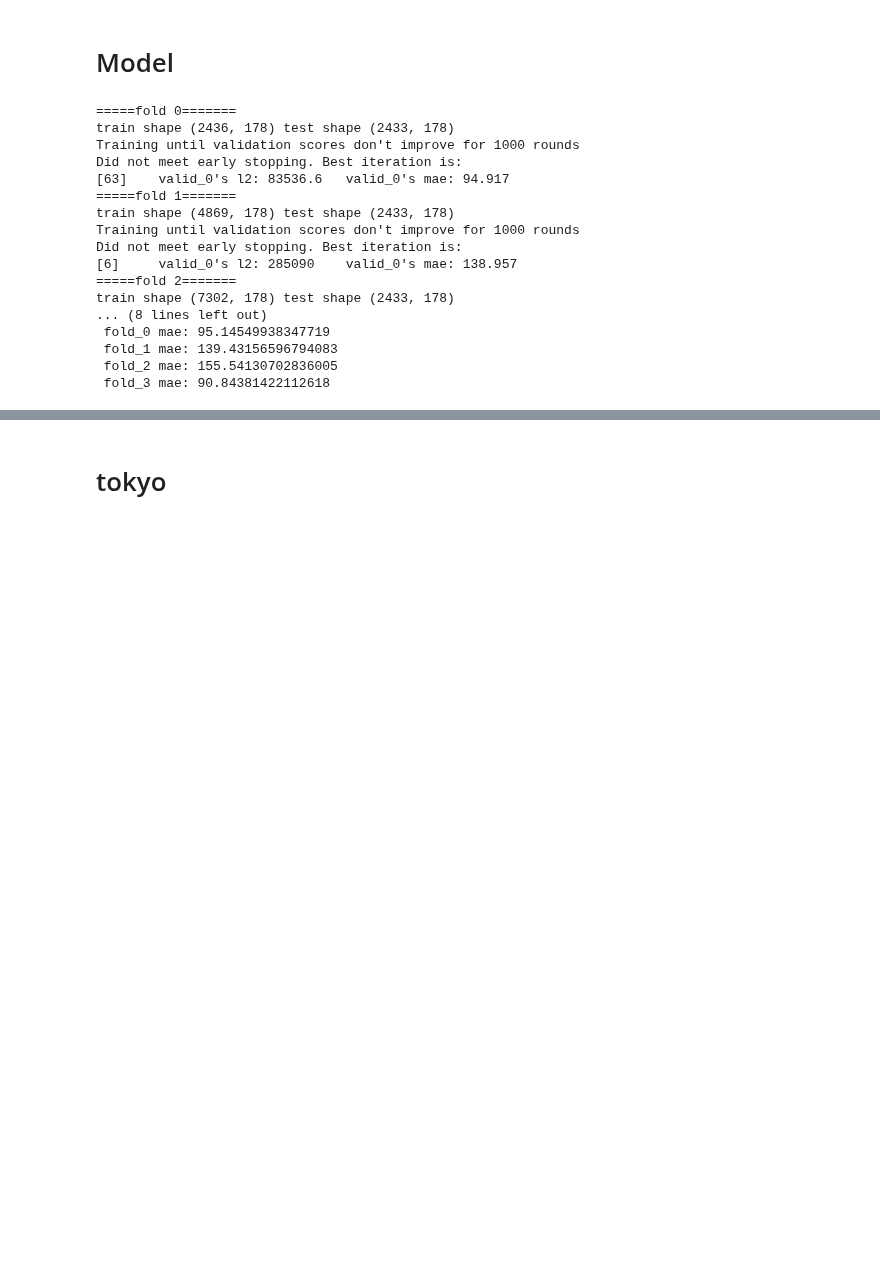
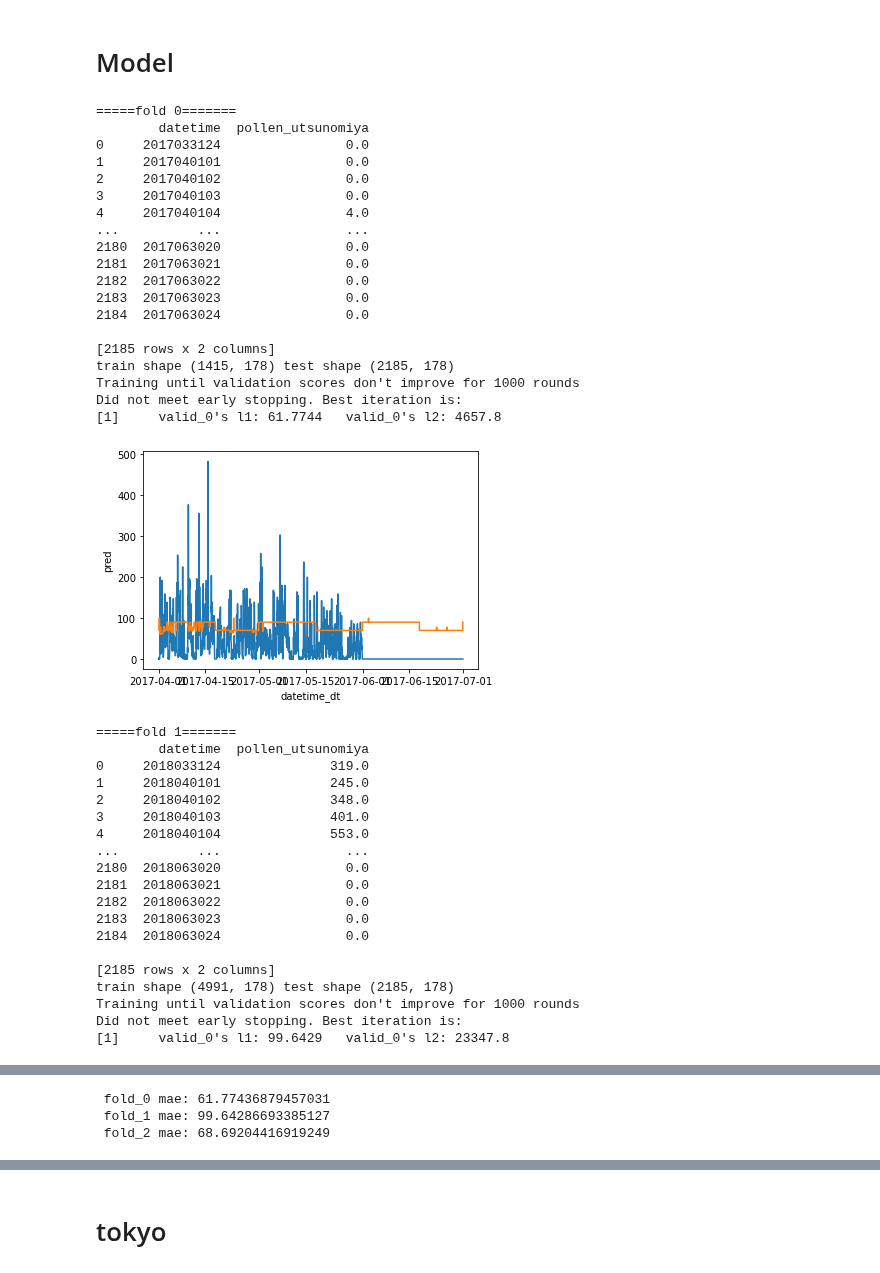
Before and after one commit to masaponto/kafun_solution, a Jupyter notebook: exp1/exp1.ipynb, the cells around one changed output, grey strips where cells are left out. Saved outputs shown, nothing was run; the diff lists cells and outputs as text; code cells hidden in the pictures; blank space fills up the shorter version.

```diff
--- a/exp1/exp1.ipynb
+++ b/exp1/exp1.ipynb
@@ -294,25 +394,47 @@ def train_lightgbm_with_cv(
 # %%
-utsunomiya_prediction, scores, df_imps = train_lightgbm_with_cv(
-    _df, _df_test, target_label="pollen_utsunomiya",
+utsunomiya_prediction, scores, df_imps = train_lightgbm_with_split_by_year(
+    _df, _df_test, target_label="pollen_utsunomiya", plot=True
 )
 
 for i, score in enumerate(scores):
     print(f" fold_{i} mae: {score}")
 # %% [output]
 =====fold 0=======
-train shape (2436, 178) test shape (2433, 178)
+        datetime  pollen_utsunomiya
+0     2017033124                0.0
+1     2017040101                0.0
+2     2017040102                0.0
+3     2017040103                0.0
+4     2017040104                4.0
+...          ...                ...
+2180  2017063020                0.0
+2181  2017063021                0.0
+2182  2017063022                0.0
+2183  2017063023                0.0
+2184  2017063024                0.0
+
+[2185 rows x 2 columns]
+train shape (1415, 178) test shape (2185, 178)
 Training until validation scores don't improve for 1000 rounds
 Did not meet early stopping. Best iteration is:
-[63]    valid_0's l2: 83536.6   valid_0's mae: 94.917
-=====fold 1=======
-train shape (4869, 178) test shape (2433, 178)
-Training until validation scores don't improve for 1000 rounds
-Did not meet early stopping. Best iteration is:
-[6]     valid_0's l2: 285090    valid_0's mae: 138.957
-=====fold 2=======
-train shape (7302, 178) test shape (2433, 178)
-... (8 lines left out)
- fold_0 mae: 95.14549938347719
- fold_1 mae: 139.43156596794083
- fold_2 mae: 155.54130702836005
- fold_3 mae: 90.84381422112618
+[1]     valid_0's l1: 61.7744   valid_0's l2: 4657.8
+[figure, added]
+=====fold 1=======
+        datetime  pollen_utsunomiya
+0     2018033124              319.0
+1     2018040101              245.0
+2     2018040102              348.0
+3     2018040103              401.0
+4     2018040104              553.0
+...          ...                ...
+2180  2018063020                0.0
+2181  2018063021                0.0
+2182  2018063022                0.0
+2183  2018063023                0.0
+2184  2018063024                0.0
+
+[2185 rows x 2 columns]
+train shape (4991, 178) test shape (2185, 178)
+Training until validation scores don't improve for 1000 rounds
+Did not meet early stopping. Best iteration is:
+[1]     valid_0's l1: 99.6429   valid_0's l2: 23347.8
@@ -319,3 +462,6 @@ train shape (7302, 178) test shape (2433, 178)
+ fold_0 mae: 61.77436879457031
+ fold_1 mae: 99.64286693385127
+ fold_2 mae: 68.69204416919249
 # %%
 __df_test = _df_test.copy()
 __df_test["pollen_utsunomiya"] = utsunomiya_prediction
```
Also changed, not shown: parts of 14 cells of this notebook.
